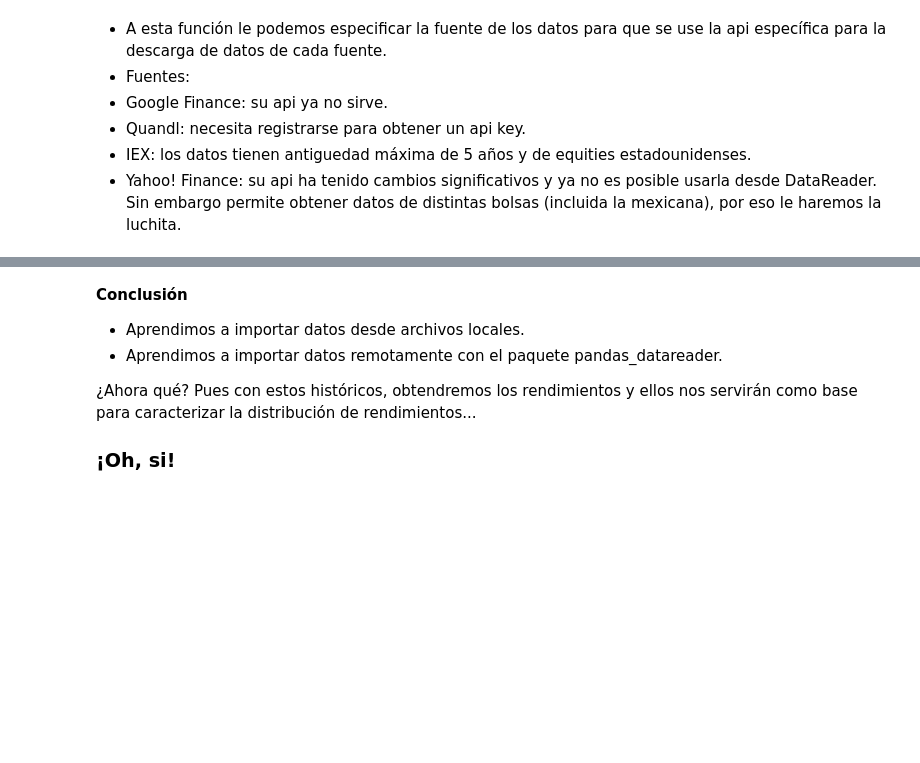
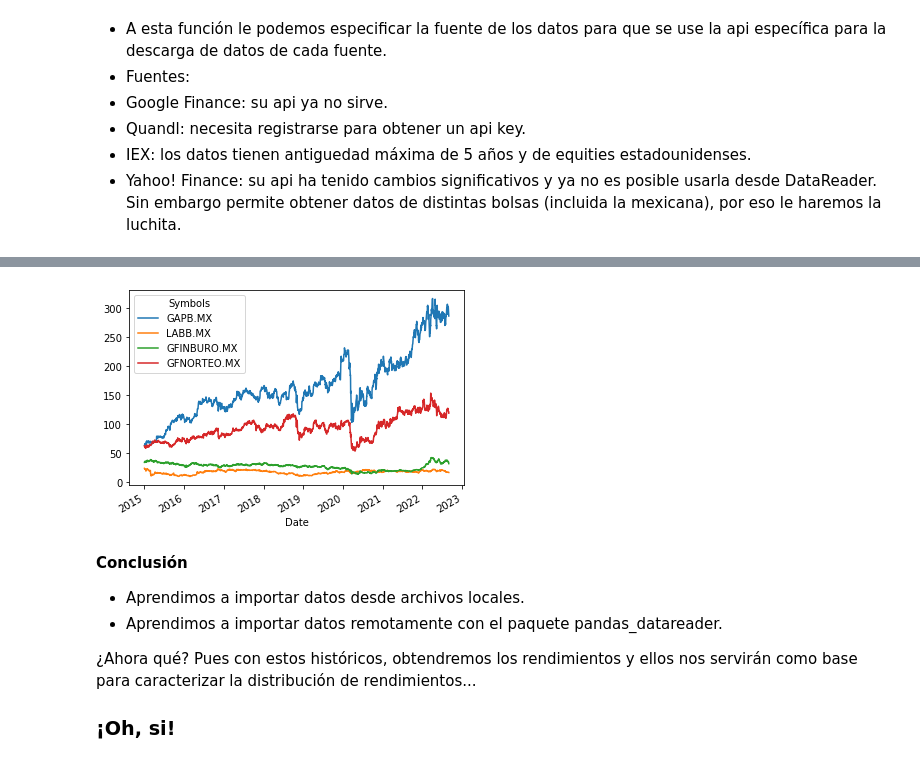
Before and after one commit to esjimenezro/porinvo2022, a Jupyter notebook: Modulo1/Clase4_DescargaHistoricos.ipynb, the cells around one changed output, grey strips where cells are left out. Saved outputs shown, nothing was run; the diff lists cells and outputs as text; code cells hidden in the pictures; blank space fills up the shorter version.

```diff
--- a/Modulo1/Clase4_DescargaHistoricos.ipynb
+++ b/Modulo1/Clase4_DescargaHistoricos.ipynb
@@ -232,9 +275,16 @@ El módulo data del paquete pandas_datareader contiene la funcion `DataReader`:
 # %%
 # Función para descargar precios de cierre ajustados:
-def get_adj_closes(tickers, start_date=None, end_date=None):
+def get_adj_closes(tickers,
+                   start_date=None,
+                   end_date=None):
     # Fecha inicio por defecto (start_date='2010-01-01') y fecha fin por defecto (end_date=today)
     # Descargamos DataFrame con todos los datos
-    closes = web.DataReader(name=tickers, data_source='yahoo', start=start_date, end=end_date)
+    closes = web.DataReader(
+        name=tickers,
+        data_source='yahoo',
+        start=start_date,
+        end=end_date
+    )
     # Solo necesitamos los precios ajustados en el cierre
     closes = closes['Adj Close']
     # Se ordenan los índices de manera ascendente
@@ -246,7 +296,20 @@ Por ejemplo: *MEXCHEM.MX*, *LABB.MX*, *GFINBURO.MX* y *GFNORTEO.MX*.
 # %%
-# Ejemplo: MEXCHEM.MX, LABB.MX, GFINBURO.MX y GFNORTEO.MX
+# Ejemplo: GAPB.MX, LABB.MX,
+# GFINBURO.MX y GFNORTEO.MX
+tickers = ["GAPB.MX",
+           "LABB.MX",
+           "GFINBURO.MX",
+           "GFNORTEO.MX"]
+start_date = "2015-01-01"
+closes = get_adj_closes(
+    tickers=tickers,
+    start_date=start_date
+)
 # %%
 # Gráfico
+closes.plot();
+# %% [output]
+[figure, added]
 # %% [markdown]
 **Conclusión**
 - Aprendimos a importar datos desde archivos locales.
```
Also changed, not shown: parts of 5 cells of this notebook, 1 other file.
